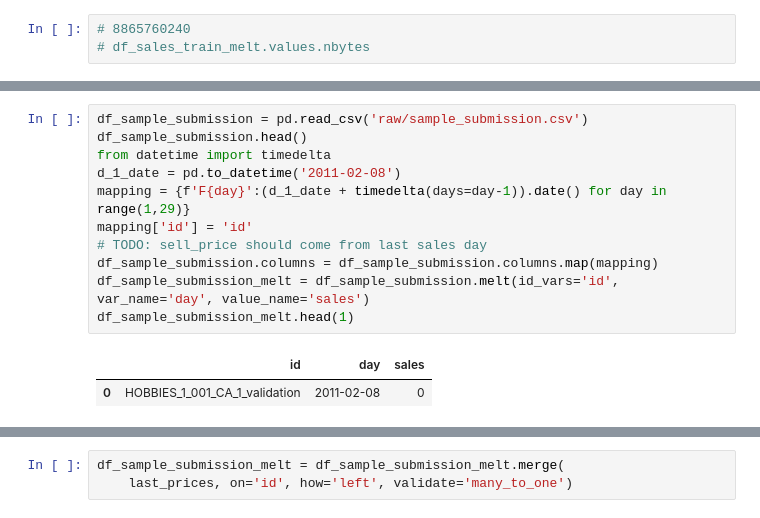
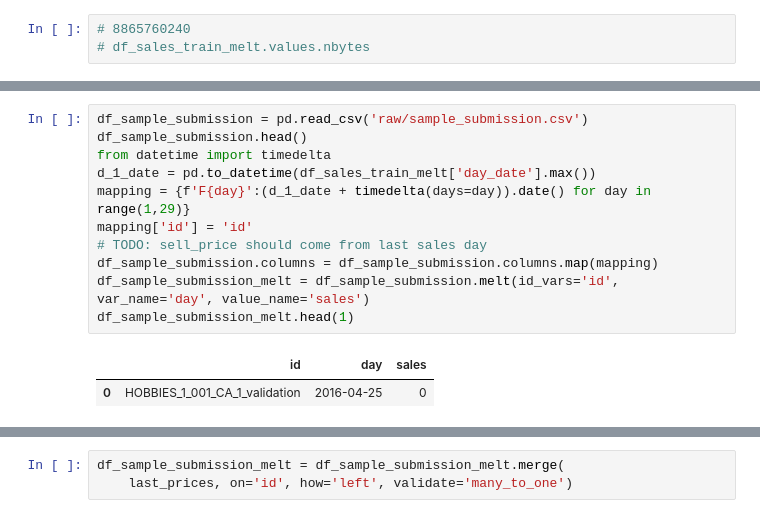
Before and after one commit to cluePrints/data-sci-fience, a Jupyter notebook: m5-forecasting-accuracy/0400. Model - fastai tabular melt.ipynb, the cells around one changed output, grey strips where cells are left out. Saved outputs shown, nothing was run; the diff lists cells and outputs as text.

```diff
--- a/m5-forecasting-accuracy/0400. Model - fastai tabular melt.ipynb
+++ b/m5-forecasting-accuracy/0400. Model - fastai tabular melt.ipynb
@@ -94,17 +131,17 @@ list(sorted(df_sales_train_melt['day_date'].unique()))[:1]
 # %%
 df_sample_submission = pd.read_csv('raw/sample_submission.csv')
 df_sample_submission.head()
 from datetime import timedelta
-d_1_date = pd.to_datetime('2011-02-08')
-mapping = {f'F{day}':(d_1_date + timedelta(days=day-1)).date() for day in range(1,29)}
+d_1_date = pd.to_datetime(df_sales_train_melt['day_date'].max())
+mapping = {f'F{day}':(d_1_date + timedelta(days=day)).date() for day in range(1,29)}
 mapping['id'] = 'id'
 # TODO: sell_price should come from last sales day
 df_sample_submission.columns = df_sample_submission.columns.map(mapping)
 df_sample_submission_melt = df_sample_submission.melt(id_vars='id', var_name='day', value_name='sales')
 df_sample_submission_melt.head(1)
 # %% [output]
 |  | id | day | sales |
-| 0 | HOBBIES_1_001_CA_1_validation | 2011-02-08 | 0 |
+| 0 | HOBBIES_1_001_CA_1_validation | 2016-04-25 | 0 |
 # %%
 last_prices = df_sales_train_melt[['id', 'sell_price']].groupby('id').tail(1)
 last_prices.head(1)
```
Also changed, not shown: parts of 31 cells of this notebook, 1 other file.
